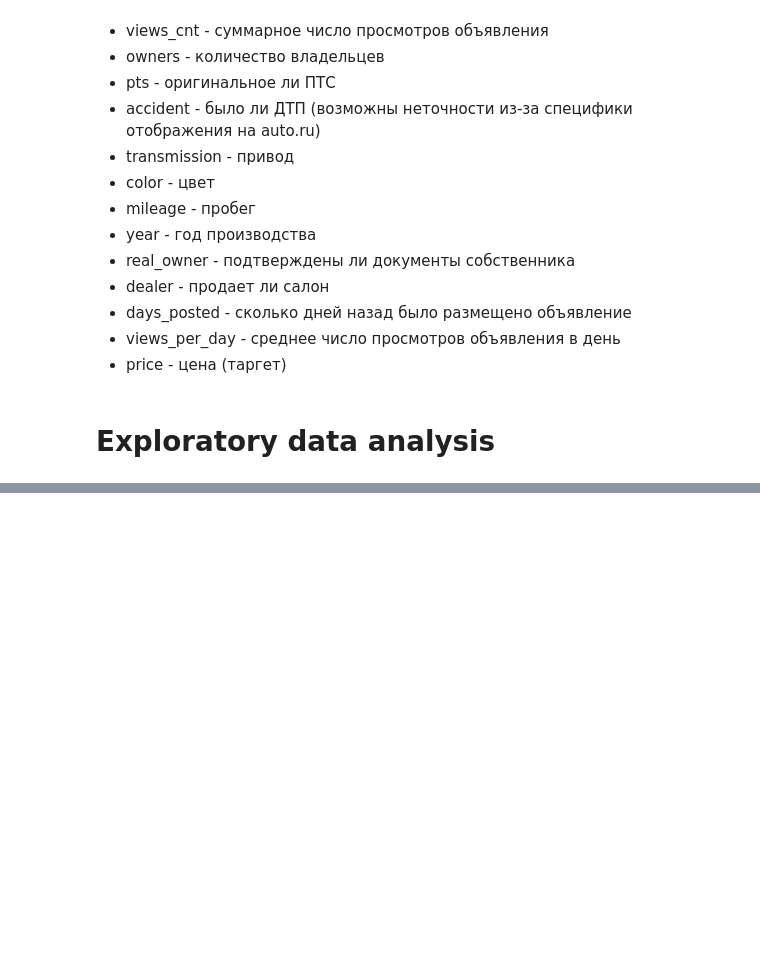
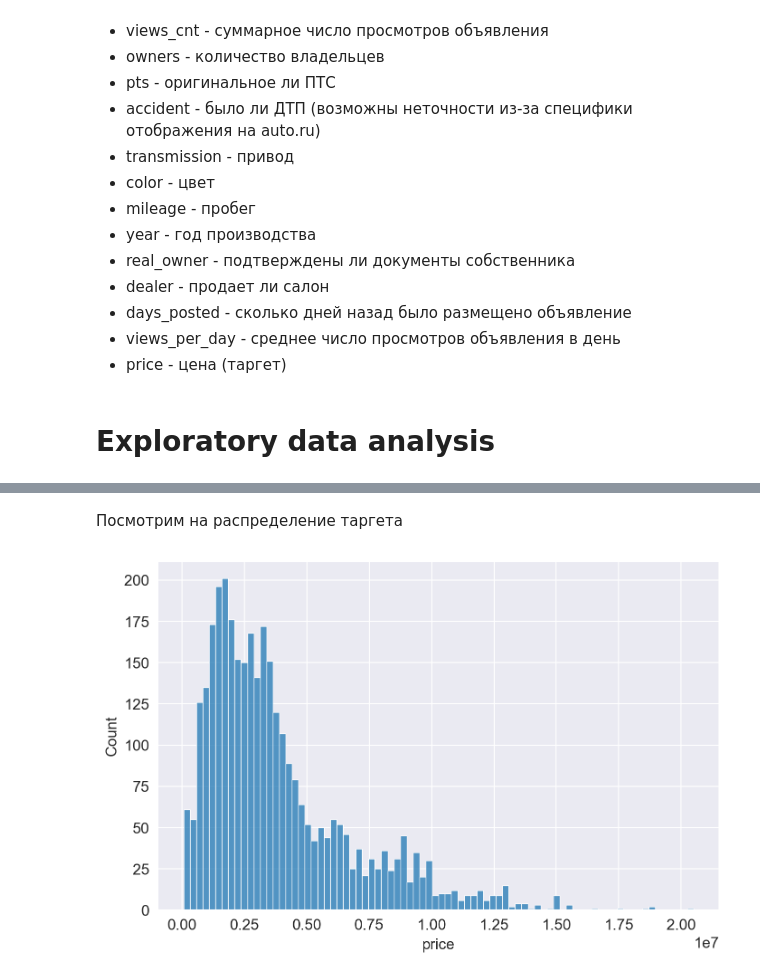
Before and after one commit to DmitySH/autoru-price-predictor, a Jupyter notebook: main.ipynb, the cells around one changed output, grey strips where cells are left out. Saved outputs shown, nothing was run; the diff lists cells and outputs as text; code cells hidden in the pictures; blank space fills up the shorter version.

```diff
--- a/main.ipynb
+++ b/main.ipynb
@@ -630,5 +623,7 @@ dtype: object
 # %%
 df['mileage'] = pd.to_numeric(df['mileage'])
 df['price'] = pd.to_numeric(df['price'])
+df['engine_volume'] = pd.to_numeric(df['engine_volume'])
+df['engine_power'] = pd.to_numeric(df['engine_power'])
 df.dtypes
 # %% [output]
@@ -692,3 +687,10 @@ df.head()
 | 2 | 523i | 2.5 | 204 | Бензин | автоматическая | седан | 3901 | 3 или более | 1 | ... |
 | 3 | X5 50i | 4.4 | 407 | Бензин | автоматическая | внедорожник 5 дв. | 7785 | 3 или более | 1 | ... |
 | 4 | X5 3.0i | 3.0 | 231 | Бензин | автоматическая | внедорожник 5 дв. | 1733 | 3 или более | 1 | ... |
+# %% [markdown]
+Посмотрим на распределение таргета
+# %%
+sns.histplot(df, x=df['price'], bins=80)
+plt.show()
+# %% [output]
+[figure, added]
```
Also changed, not shown: parts of 32 cells of this notebook.
